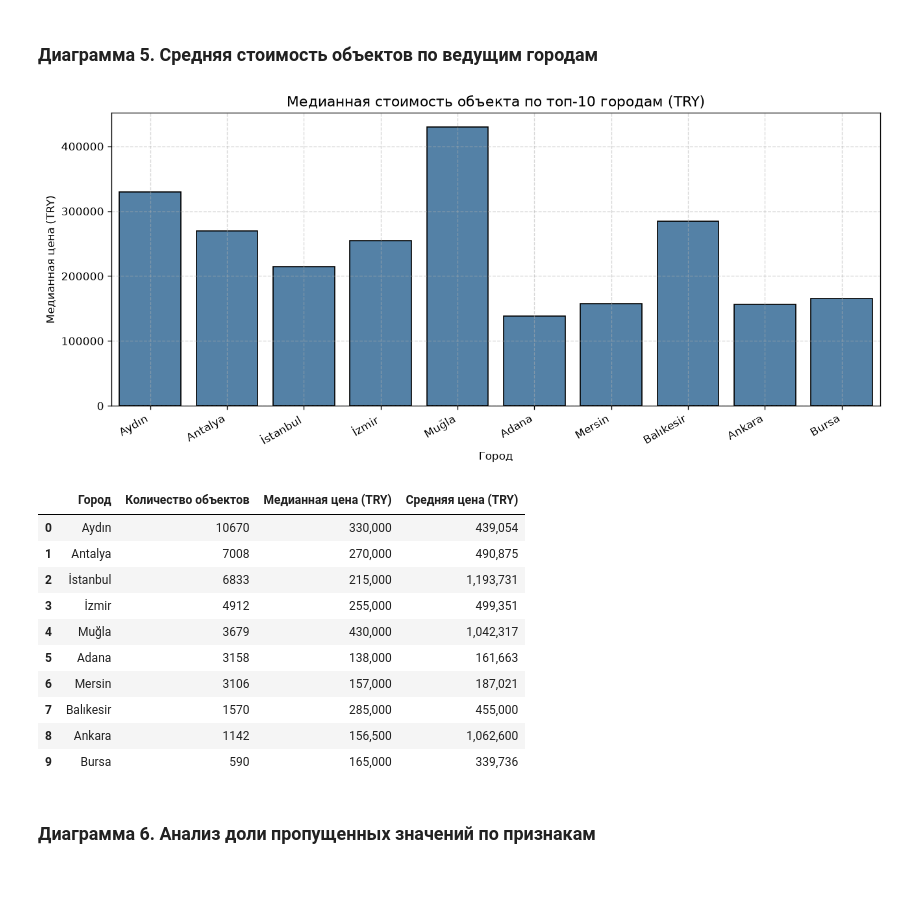
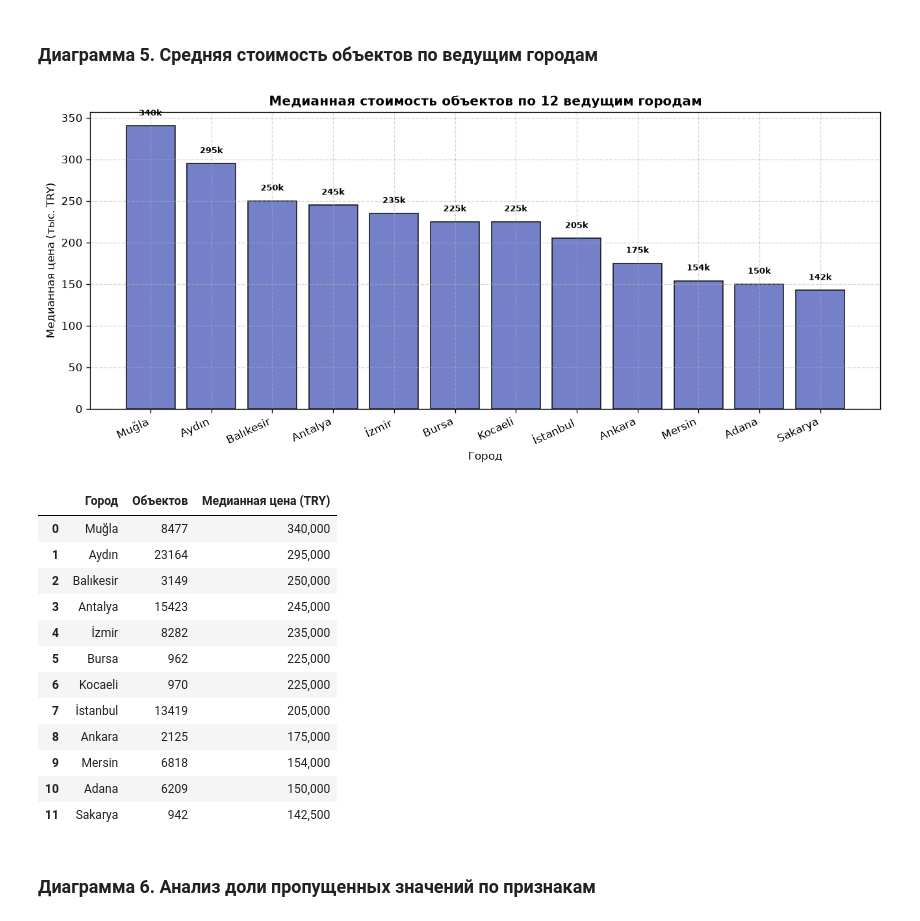
Before and after one commit to maksibatullinarturovich-lab/Moibd, a Jupyter notebook: moibd_estate/notebook/main.ipynb, the cells around one changed output. Saved outputs shown, nothing was run; the diff lists cells and outputs as text; code cells hidden in the pictures; blank space fills up the shorter version.

```diff
--- a/moibd_estate/notebook/main.ipynb
+++ b/moibd_estate/notebook/main.ipynb
@@ -31,15 +34,7 @@ from sklearn.metrics import mean_absolute_error, root_mean_squared_error, r2_sco
 Загрузка массива данных и предварительный анализ размерности и структуры признаков.
 # %%
 data_path = '../data/real_estate_data.csv'
-df_raw = pd.read_csv(data_path, nrows=50000, low_memory=False)
-
-sys.path.append('../app')
-from estate_utils import extract_features, RATES
-
-df_raw['price_try'] = df_raw['price'] * df_raw['price_currency'].map(RATES).fillna(1.0)
-df_clean = df_raw[(df_raw['price_try'] >= 100) & (df_raw['price_try'] <= 500_000_000)].copy()
-df_clean = df_clean[(df_clean['size'].isna()) | ((df_clean['size'] >= 1) & (df_clean['size'] <= 5000))]
-
+df_raw = pd.read_csv(data_path, nrows=100000, low_memory=False)
 print(f'Загружено строк: {df_raw.shape[0]}, столбцов: {df_raw.shape[1]}')
 display(df_raw.head(3))
 # %% [output]
@@ -193,39 +195,46 @@ display(np.round(corr_matrix, 2))
 # %% [markdown]
 ### Диаграмма 5. Средняя стоимость объектов по ведущим городам
 # %%
-top_cities = df_feat_eda['city'].value_counts().head(10).index
-city_stats = df_feat_eda[df_feat_eda['city'].isin(top_cities)].groupby('city')['price_try'].agg(['mean', 'median', 'count']).loc[top_cities]
+df_city = df_feat_eda.copy()
+df_city['price_try'] = df_eda_filtered['price_try'].values
+
+top_cities = df_city.groupby('city')['price_try'].count().nlargest(12).index.tolist()
+df_city_top = df_city[df_city['city'].isin(top_cities)]
+city_stats = df_city_top.groupby('city')['price_try'].median().sort_values(ascending=False)
 
 plt.figure(figsize=(11, 5))
-sns.barplot(x=city_stats.index, y=city_stats['median'].values, color='steelblue', edgecolor='black')
-plt.title('Медианная стоимость объекта по топ-10 городам (TRY)', fontsize=13)
+bars = plt.bar(city_stats.index, city_stats.values / 1000, color='#5C6BC0', edgecolor='black', alpha=0.85)
+for bar, val in zip(bars, city_stats.values):
+    plt.text(bar.get_x() + bar.get_width() / 2, bar.get_height() + 10, f'{val/1000:,.0f}k', ha='center', va='bottom', fontsize=8, fontweight='bold')
+plt.title('Медианная стоимость объектов по 12 ведущим городам', fontsize=12, fontweight='bold')
 plt.xlabel('Город')
-plt.ylabel('Медианная цена (TRY)')
-plt.xticks(rotation=30, ha='right')
+plt.ylabel('Медианная цена (тыс. TRY)')
+plt.xticks(rotation=25, ha='right')
 plt.grid(True, linestyle='--', alpha=0.5)
 plt.tight_layout()
 plt.show()
 
-city_table = pd.DataFrame({
+eda5_table = pd.DataFrame({
     'Город': city_stats.index,
-    'Количество объектов': city_stats['count'].values,
-    'Медианная цена (TRY)': [f"{v:,.0f}" for v in city_stats['median'].values],
-    'Средняя цена (TRY)': [f"{v:,.0f}" for v in city_stats['mean'].values]
+    'Объектов': [df_city_top[df_city_top['city'] == c].shape[0] for c in city_stats.index],
+    'Медианная цена (TRY)': [f'{v:,.0f}' for v in city_stats.values]
 })
-display(city_table)
+display(eda5_table)
 # %% [output]
-[figure, old version]
+[figure, new version]
-|  | Город | Количество объектов | Медианная цена (TRY) | Средняя цена (TRY) |
-| 0 | Aydın | 10670 | 330,000 | 439,054 |
-| 1 | Antalya | 7008 | 270,000 | 490,875 |
-| 2 | İstanbul | 6833 | 215,000 | 1,193,731 |
-| 3 | İzmir | 4912 | 255,000 | 499,351 |
-| 4 | Muğla | 3679 | 430,000 | 1,042,317 |
-| 5 | Adana | 3158 | 138,000 | 161,663 |
-| 6 | Mersin | 3106 | 157,000 | 187,021 |
-| 7 | Balıkesir | 1570 | 285,000 | 455,000 |
-| 8 | Ankara | 1142 | 156,500 | 1,062,600 |
-| 9 | Bursa | 590 | 165,000 | 339,736 |
+|  | Город | Объектов | Медианная цена (TRY) |
+| 0 | Muğla | 8477 | 340,000 |
+| 1 | Aydın | 23164 | 295,000 |
+| 2 | Balıkesir | 3149 | 250,000 |
+| 3 | Antalya | 15423 | 245,000 |
+| 4 | İzmir | 8282 | 235,000 |
+| 5 | Bursa | 962 | 225,000 |
+| 6 | Kocaeli | 970 | 225,000 |
+| 7 | İstanbul | 13419 | 205,000 |
+| 8 | Ankara | 2125 | 175,000 |
+| 9 | Mersin | 6818 | 154,000 |
+| 10 | Adana | 6209 | 150,000 |
+| 11 | Sakarya | 942 | 142,500 |
 # %% [markdown]
 ### Диаграмма 6. Анализ доли пропущенных значений по признакам
 # %%
```
Also changed, not shown: parts of 20 cells of this notebook, 8 other files.
